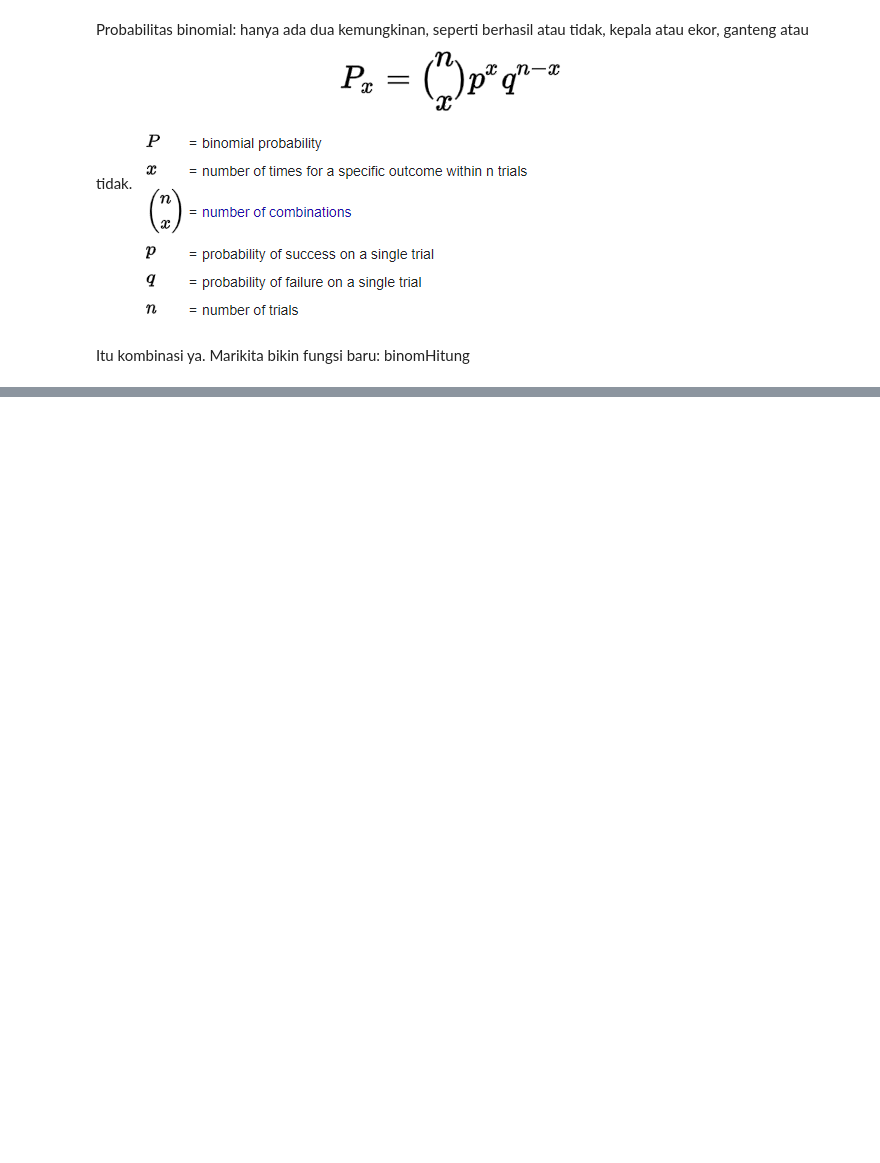
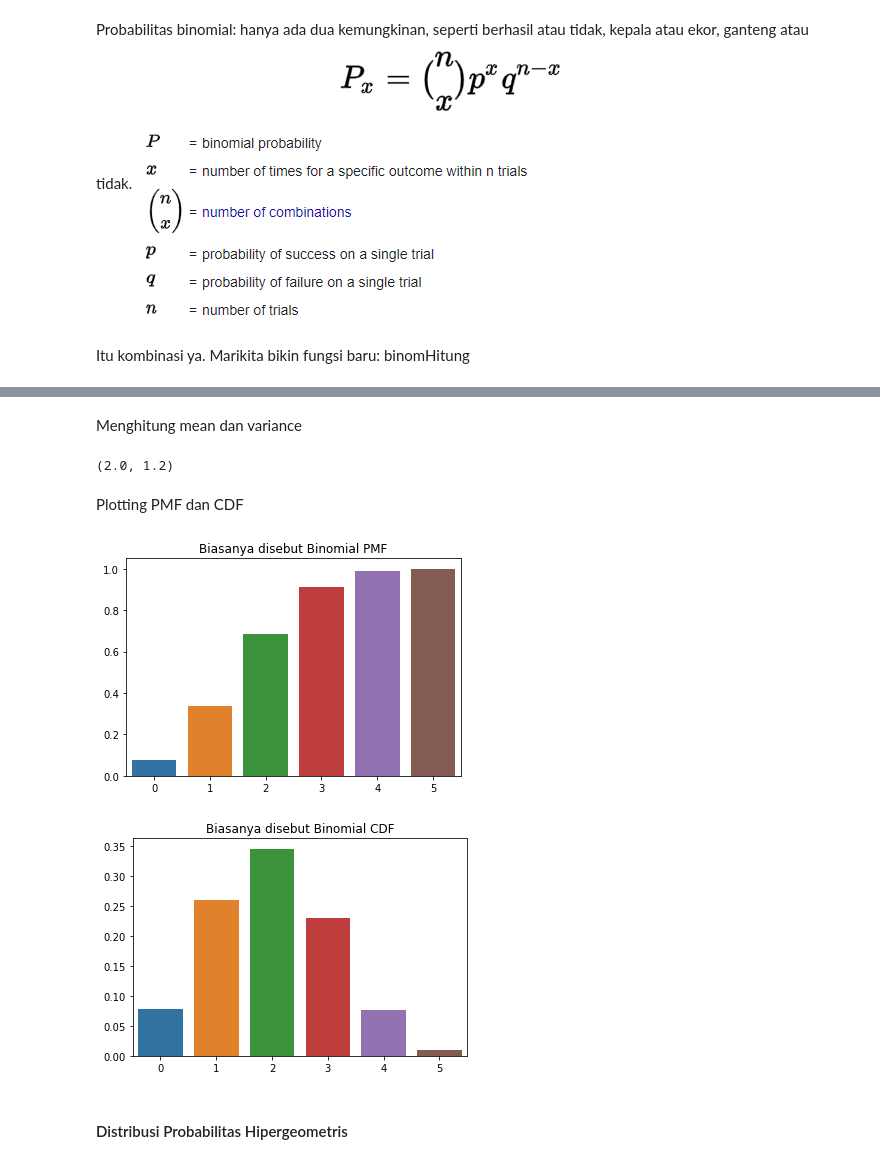
Before and after one commit to hanafication/Statistika, a Jupyter notebook: Buku_1/Jilid_1.ipynb, the cells around one changed output, grey strips where cells are left out. Cells and saved outputs as stored; diff of their text form; code cells hidden in the pictures; blank space fills up the shorter version.

Commit message:
Binomial: Geometri
Menambahkan penghitungan dan plottingan distribusi binomial geometris

```diff
--- a/Buku_1/Jilid_1.ipynb
+++ b/Buku_1/Jilid_1.ipynb
@@ -145,7 +145,8 @@ def binomHitung(n, p):
 
     return binom_dict
 # %%
-binom_test = binomHitung(5, 0.2)
+binom_test = binomHitung(5, 0.4)
+binom_cumsum = np.cumsum(list(binom_test.values()))
 print(binom_test)
-print(np.cumsum(list(binom_test.values())))
+print(binom_cumsum)
 # %% [output]
@@ -156,0 +155,2 @@ ModuleNotFoundError: No module named 'prob'
+# %% [markdown]
+Menghitung mean dan variance
@@ -156,0 +167,21 @@ ModuleNotFoundError: No module named 'prob'
+# %%
+binomMeanVar(5, 0.4)
+# %% [output]
+(2.0, 1.2)
+# %% [markdown]
+Plotting PMF dan CDF
+# %%
+import seaborn as sns
+
+sns.barplot(x = np.arange(0, 6), y = binom_cumsum)
+plt.title('Biasanya disebut Binomial PMF')
+plt.show()
+
+sns.barplot(x = list(binom_test.keys()), y = list(binom_test.values()))
+plt.title('Biasanya disebut Binomial CDF')
+plt.show()
+# %% [output]
+[figure, added]
+[figure, added]
+# %% [markdown]
+#### Distribusi Probabilitas Hipergeometris
```
Also changed, not shown: parts of 12 cells of this notebook.
